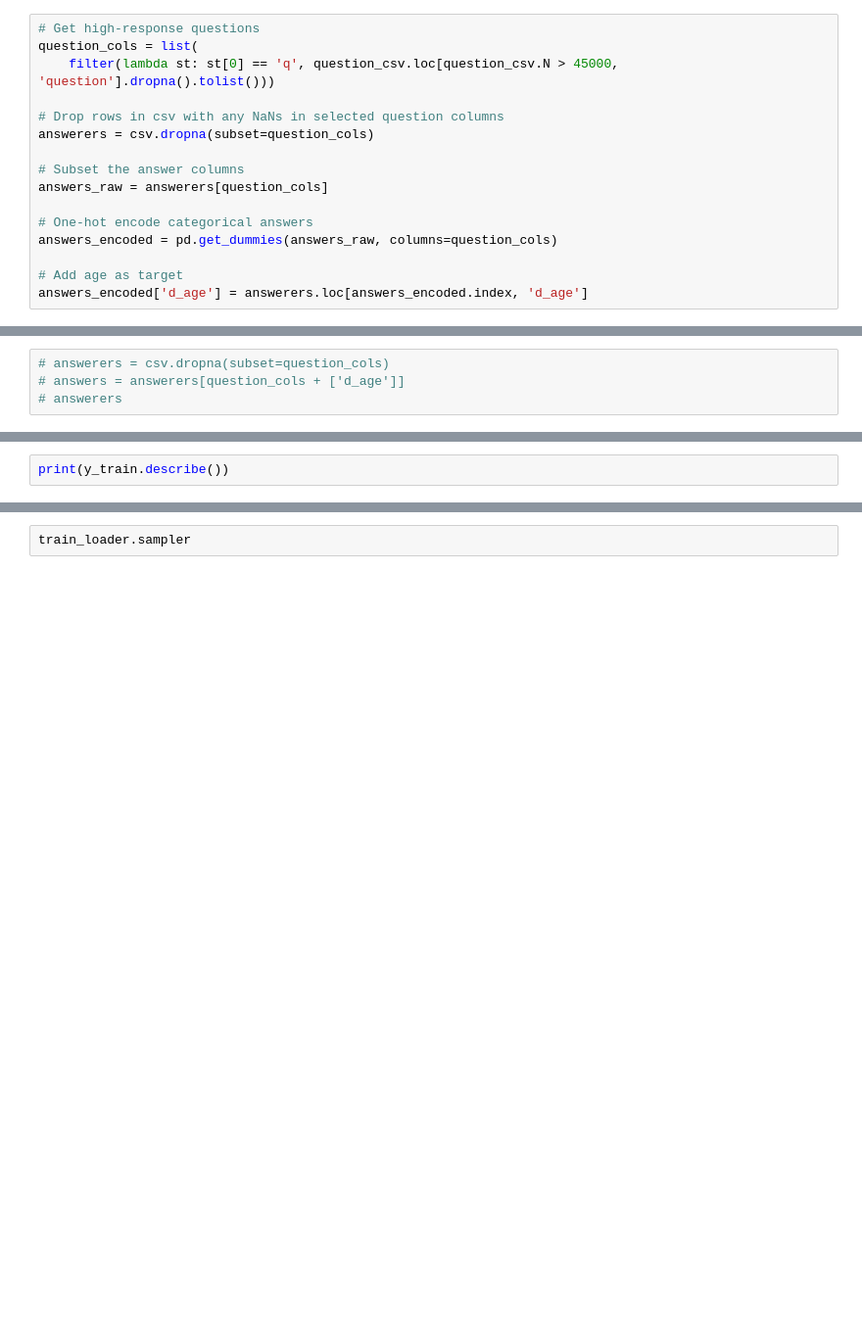
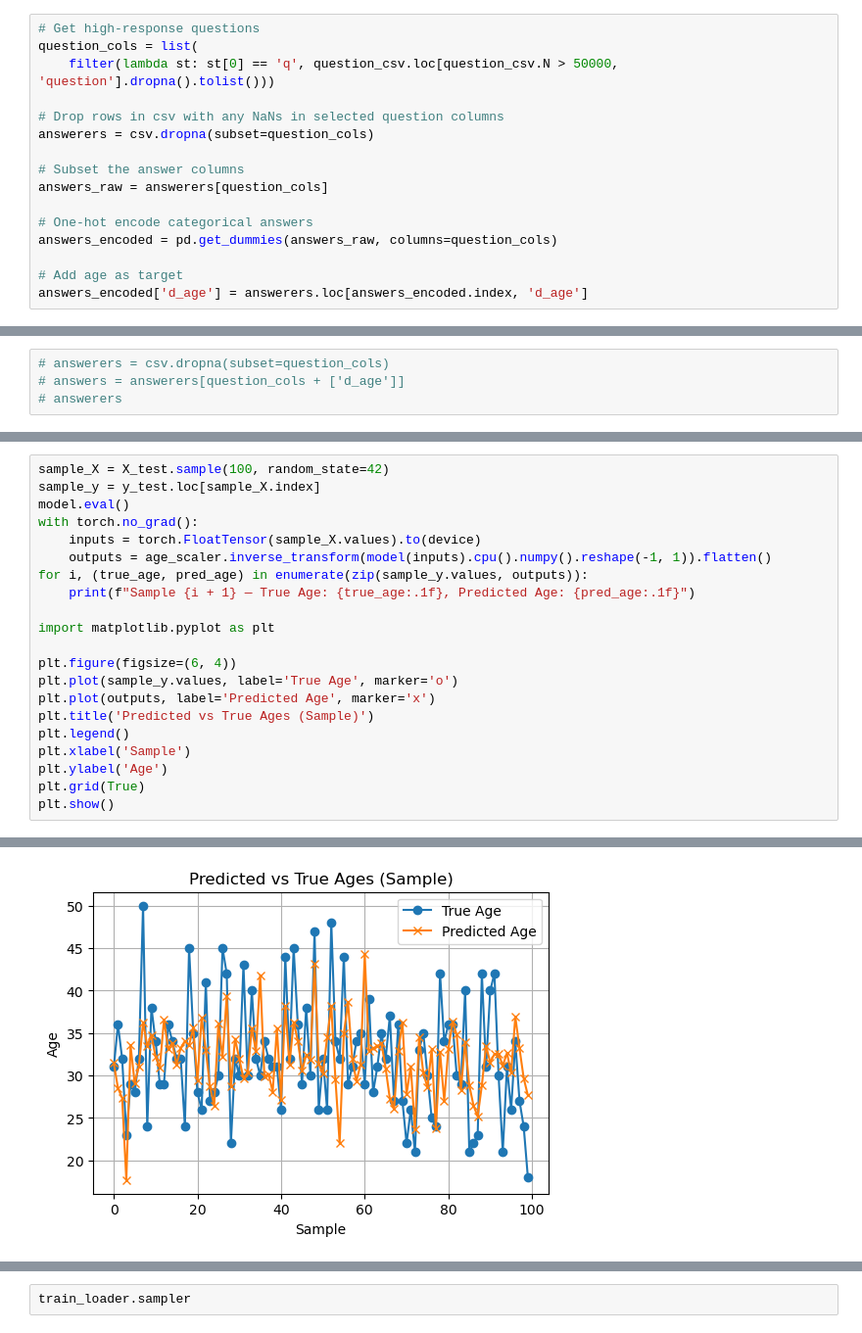
Before and after one commit to shpingus/OkCupidAnalysis, a Jupyter notebook: Playing with Database.ipynb, the cells around one changed output, grey strips where cells are left out. Shown at 98% size. Saved outputs shown, nothing was run; the diff lists cells and outputs as text; blank space fills up the shorter version.

```diff
--- a/Playing with Database.ipynb
+++ b/Playing with Database.ipynb
@@ -152,7 +152,7 @@ question_csv = pd.read_csv('data/question_data.csv', delimiter=';', low_memory=F
 # %%
 # Get high-response questions
 question_cols = list(
-    filter(lambda st: st[0] == 'q', question_csv.loc[question_csv.N > 45000, 'question'].dropna().tolist()))
+    filter(lambda st: st[0] == 'q', question_csv.loc[question_csv.N > 50000, 'question'].dropna().tolist()))
 
 # Drop rows in csv with any NaNs in selected question columns
 answerers = csv.dropna(subset=question_cols)
@@ -295,3 +306,22 @@ print(np.isnan(y_train.values).sum(), np.isinf(y_train.values).sum())
 # %%
-print(y_train.describe())
+sample_X = X_test.sample(100, random_state=42)
+sample_y = y_test.loc[sample_X.index]
+model.eval()
+with torch.no_grad():
+    inputs = torch.FloatTensor(sample_X.values).to(device)
+    outputs = age_scaler.inverse_transform(model(inputs).cpu().numpy().reshape(-1, 1)).flatten()
+for i, (true_age, pred_age) in enumerate(zip(sample_y.values, outputs)):
+    print(f"Sample {i + 1} — True Age: {true_age:.1f}, Predicted Age: {pred_age:.1f}")
+
+import matplotlib.pyplot as plt
+
+plt.figure(figsize=(6, 4))
+plt.plot(sample_y.values, label='True Age', marker='o')
+plt.plot(outputs, label='Predicted Age', marker='x')
+plt.title('Predicted vs True Ages (Sample)')
+plt.legend()
+plt.xlabel('Sample')
+plt.ylabel('Age')
+plt.grid(True)
+plt.show()
 # %% [output]
@@ -307 +345,2 @@ Name: d_age, dtype: float64
+[figure, added]
 # %%
```
Also changed, not shown: parts of 8 cells of this notebook.
